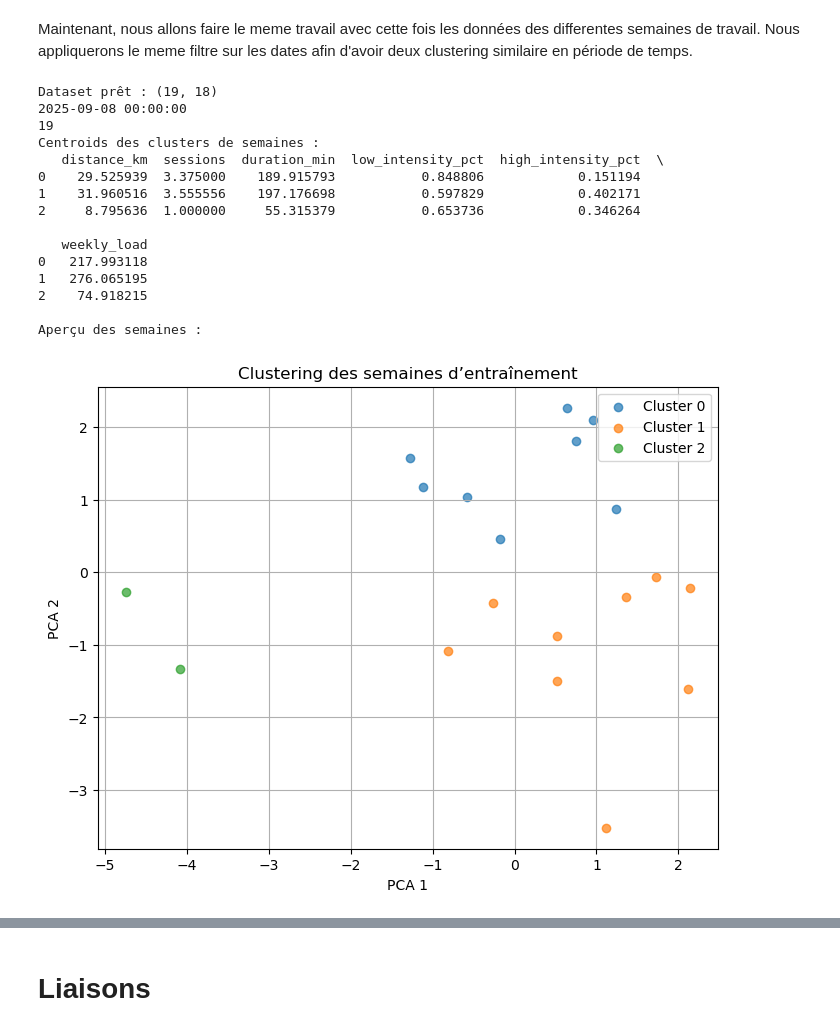
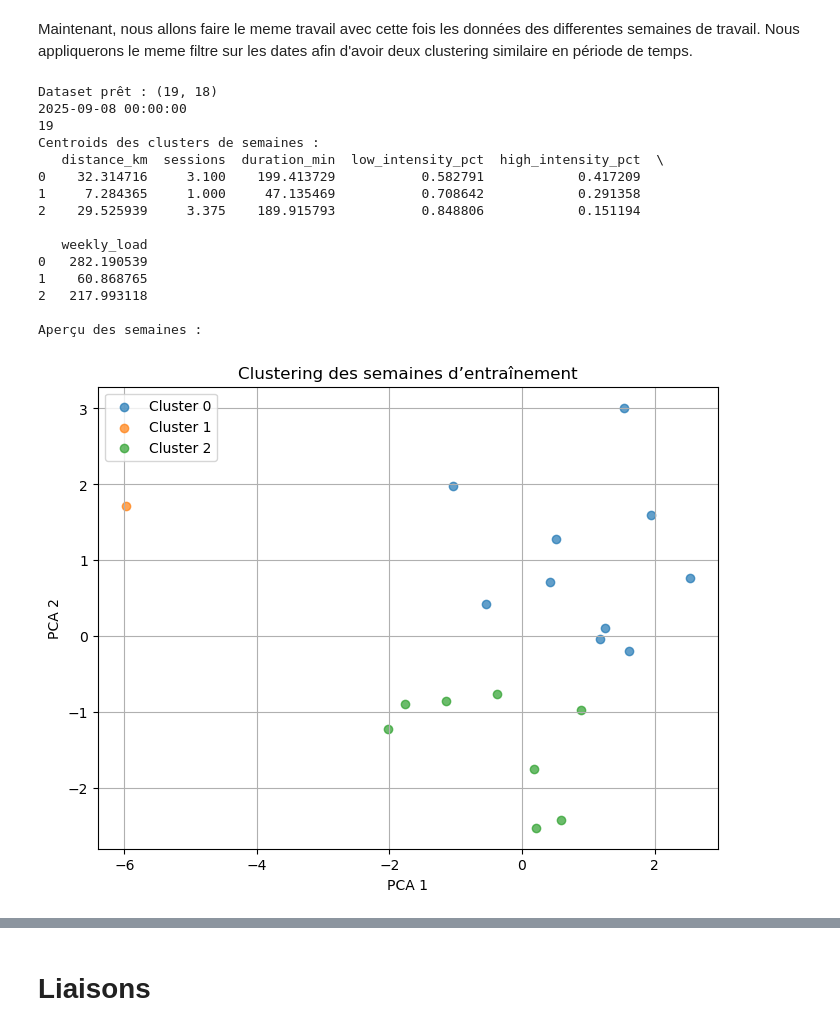
Before and after one commit to albanecoiffe/health-data-coach, a Jupyter notebook: HealthCoachBackend/notebook.ipynb, the cells around one changed output, grey strips where cells are left out. Saved outputs shown, nothing was run; the diff lists cells and outputs as text; code cells hidden in the pictures.

```diff
--- a/HealthCoachBackend/notebook.ipynb
+++ b/HealthCoachBackend/notebook.ipynb
@@ -21,6 +21,17 @@ Ce notebook a pour but d'étudier la possibilité de créer un systeme de recomm
 import pandas as pd
 
 week = pd.read_csv("weeks_received.csv")
-week.head()
+
+week["week_start"] = pd.to_datetime(week["week_start"])
+week["week_end"] = pd.to_datetime(week["week_end"])
+
+# Correction du nombre de sessions (déjà fait)
+week.loc[
+    (week["week_start"] == "2025-09-08") & (week["week_end"] == "2025-09-15"),
+    "sessions",
+] = 4
+
+# Vérification
+week.tail()
 # %% [output]
 |  | week_start | week_end | distance_km | sessions | duration_min | low_intensity_pct | high_intensity_pct | ... |
@@ -320,10 +418,30 @@ week = week[week["week_start"] >= "2025-09-08"].copy()
 # Supprimer les semaines incomplètes si besoin
 week = week.dropna(subset=["distance_km", "sessions", "duration_min"])
 
-week = week.reset_index(drop=True)
-print("Dataset prêt :", week.shape)
-print(week["week_start"].min())
-print(len(week))
+week = week[week["week_start"] >= "2025-09-08"].copy()
+
+current_week_start = pd.Timestamp("2026-01-19")
+
+week_clustering = (
+    week.loc[week["week_start"] < current_week_start]
+    .dropna(
+        subset=[
+            "distance_km",
+            "sessions",
+            "duration_min",
+            "low_intensity_pct",
+            "high_intensity_pct",
+            "weekly_load",
+        ]
+    )
+    .reset_index(drop=True)
+)
+
+
+week_clustering = week_clustering.reset_index(drop=True)
+print("Dataset prêt :", week_clustering.shape)
+print(week_clustering["week_start"].min())
+print(len(week_clustering))
 FEATURES = [
     "distance_km",
     "sessions",
@@ -333,14 +451,14 @@ FEATURES = [
     "weekly_load",
 ]
 
-X = week[FEATURES].copy()
+X = week_clustering[FEATURES].copy()
 #normalize
 scaler_week = StandardScaler()
 X_scaled = scaler_week.fit_transform(X)
 
 # 3-cluster KMeans
 kmeans3_week = KMeans(n_clusters=3, random_state=42, n_init=20)
-week["cluster_week"] = kmeans3_week.fit_predict(X_scaled)
+week_clustering["cluster_week"] = kmeans3_week.fit_predict(X_scaled)
 
 # Compute centroids
 centroids_week = pd.DataFrame(
@@ -351,7 +469,9 @@ print("Centroids des clusters de semaines :")
 print(centroids_week)
 
 print("\nAperçu des semaines :")
-week[["week_start", "distance_km", "sessions", "duration_min", "cluster_week"]].head()
+week_clustering[
+    ["week_start", "distance_km", "sessions", "duration_min", "cluster_week"]
+].head()
 
 joblib.dump(scaler_week, "models/scaler_week.joblib")
 joblib.dump(kmeans3_week, "models/kmeans3_week.joblib")
@@ -361,13 +481,13 @@ joblib.dump(kmeans3_week, "models/kmeans3_week.joblib")
 pca = PCA(n_components=2)
 X_pca = pca.fit_transform(X_scaled)
 
-week["pca1"] = X_pca[:, 0]
-week["pca2"] = X_pca[:, 1]
+week_clustering["pca1"] = X_pca[:, 0]
+week_clustering["pca2"] = X_pca[:, 1]
 
 plt.figure(figsize=(8, 6))
 
-for c in sorted(week["cluster_week"].unique()):
-    subset = week[week["cluster_week"] == c]
+for c in sorted(week_clustering["cluster_week"].unique()):
+    subset = week_clustering[week_clustering["cluster_week"] == c]
     plt.scatter(subset["pca1"], subset["pca2"], label=f"Cluster {c}", alpha=0.7)
 
 plt.xlabel("PCA 1")
@@ -378,40 +498,44 @@ plt.grid(True)
 plt.show()
 
 # ----------------------------------------------------------------
 # Compute min/max distance per cluster
 # ----------------------------------------------------------------
 rows = []
-for c in sorted(week["cluster_week"].unique()):
-    cluster_df = week[week["cluster_week"] == c]
+for c in sorted(week_clustering["cluster_week"].unique()):
+    cluster_df = week_clustering[week_clustering["cluster_week"] == c]
     min_idx = cluster_df["distance_km"].idxmin()
     max_idx = cluster_df["distance_km"].idxmax()
     rows.append(
         {
             "cluster_week": c,
             "min_distance_km": cluster_df.loc[min_idx, "distance_km"],
             "min_duration_min": cluster_df.loc[min_idx, "duration_min"],
             "max_distance_km": cluster_df.loc[max_idx, "distance_km"],
             "max_duration_min": cluster_df.loc[max_idx, "duration_min"],
         }
     )
 
 summary_df = pd.DataFrame(rows)
 print(summary_df)
+
+week = week.merge(
+    week_clustering[["week_start", "cluster_week"]], on="week_start", how="left"
+)
 # %% [output]
 Dataset prêt : (19, 18)
 2025-09-08 00:00:00
 19
 Centroids des clusters de semaines :
    distance_km  sessions  duration_min  low_intensity_pct  high_intensity_pct  \
-0    29.525939  3.375000    189.915793           0.848806            0.151194
-1    31.960516  3.555556    197.176698           0.597829            0.402171
-2     8.795636  1.000000     55.315379           0.653736            0.346264
+0    32.314716     3.100    199.413729           0.582791            0.417209
+1     7.284365     1.000     47.135469           0.708642            0.291358
+2    29.525939     3.375    189.915793           0.848806            0.151194
 
    weekly_load
-0   217.993118
-1   276.065195
-2    74.918215
+0   282.190539
+1    60.868765
+2   217.993118
 
 Aperçu des semaines :
-[figure, old version]
+[figure, new version]
    cluster_week  min_distance_km  min_duration_min  max_distance_km  \
```
Also changed, not shown: parts of 57 cells of this notebook, 11 other files.
